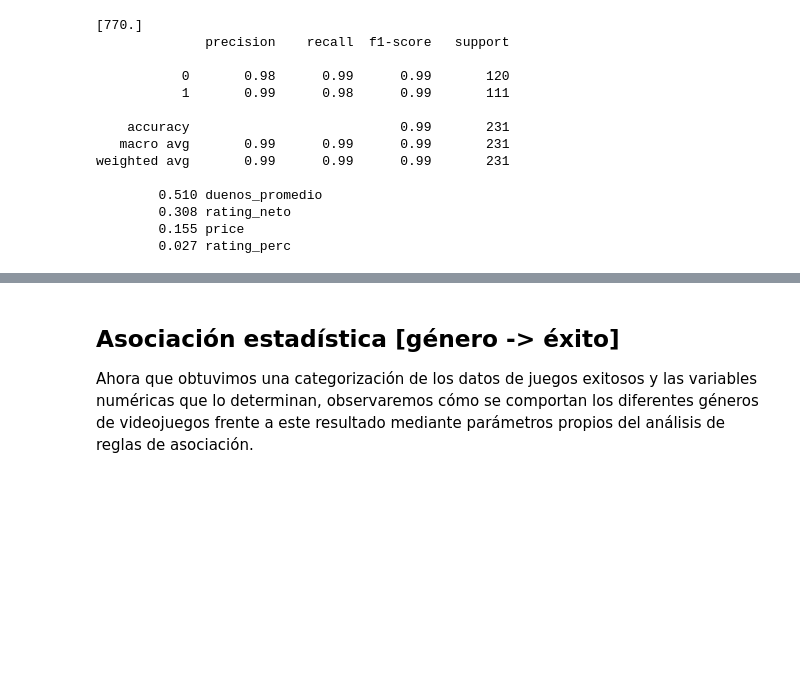
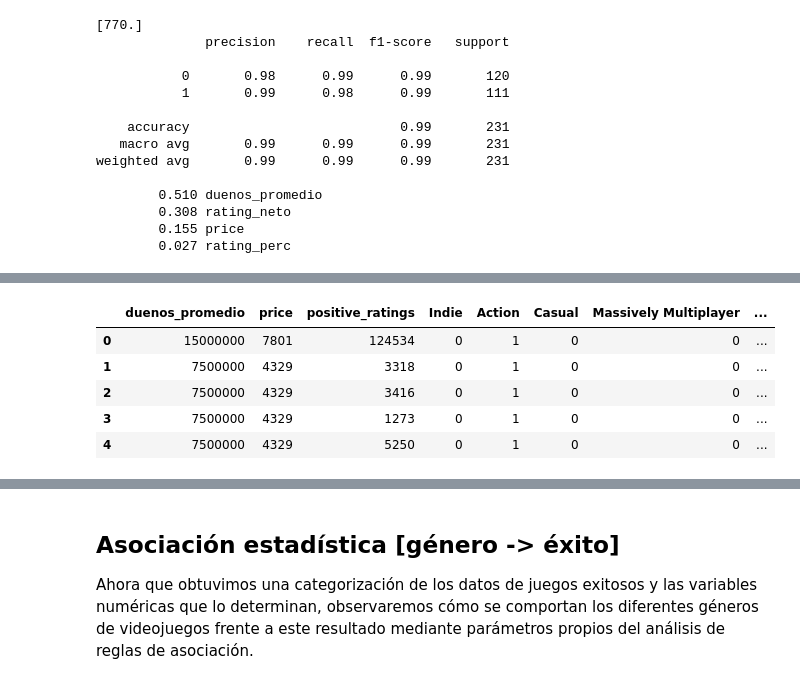
Before and after one commit to SoraSpace769/CC5206_steam_games, a Jupyter notebook: Hito 2 Aplicacion.ipynb, the cells around one changed output, grey strips where cells are left out. Saved outputs shown, nothing was run; the diff lists cells and outputs as text; code cells hidden in the pictures; blank space fills up the shorter version.

```diff
--- a/Hito 2 Aplicacion.ipynb
+++ b/Hito 2 Aplicacion.ipynb
@@ -1150,0 +1017,15 @@ weighted avg       0.99      0.99      0.99       231
+# %%
+import pandas as pd
+import numpy as np
+
+# df = pd.read_csv('https://raw.githubusercontent.com/SoraSpace769/CC5206_steam_games/GMatamoro/data/steam_reg.csv')
+df = pd.read_csv('https://raw.githubusercontent.com/SoraSpace769/CC5206_steam_games/GMatamoro/data/steam_reg.csv')
+df.drop(df.columns[0], axis=1, inplace=True)
+df.head()
+# %% [output]
+|  | duenos_promedio | price | positive_ratings | Indie | Action | Casual | Massively Multiplayer | ... |
+| 0 | 15000000 | 7801 | 124534 | 0 | 1 | 0 | 0 | ... |
+| 1 | 7500000 | 4329 | 3318 | 0 | 1 | 0 | 0 | ... |
+| 2 | 7500000 | 4329 | 3416 | 0 | 1 | 0 | 0 | ... |
+| 3 | 7500000 | 4329 | 1273 | 0 | 1 | 0 | 0 | ... |
+| 4 | 7500000 | 4329 | 5250 | 0 | 1 | 0 | 0 | ... |
```
Also changed, not shown: parts of 18 cells of this notebook, 5 other files.
